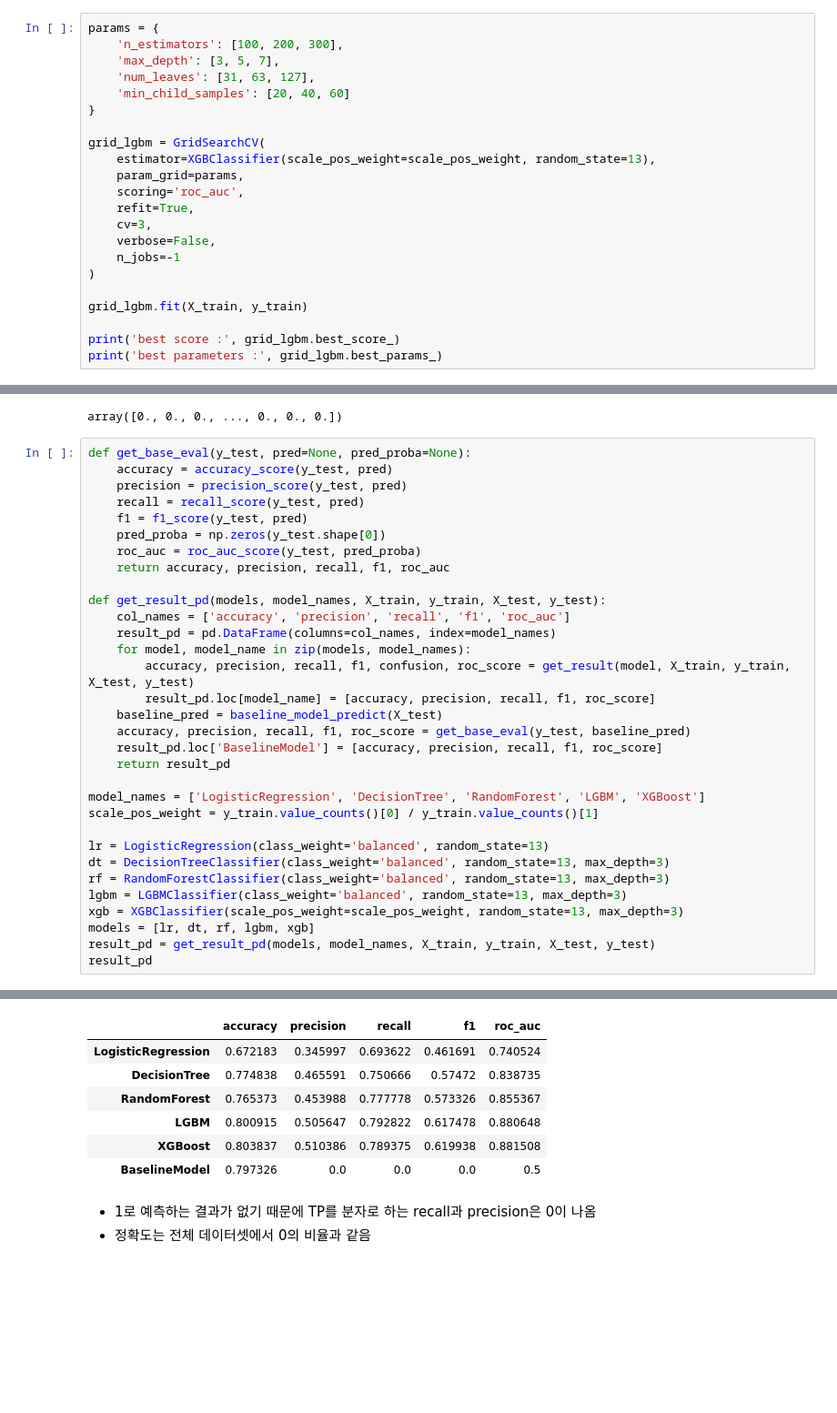
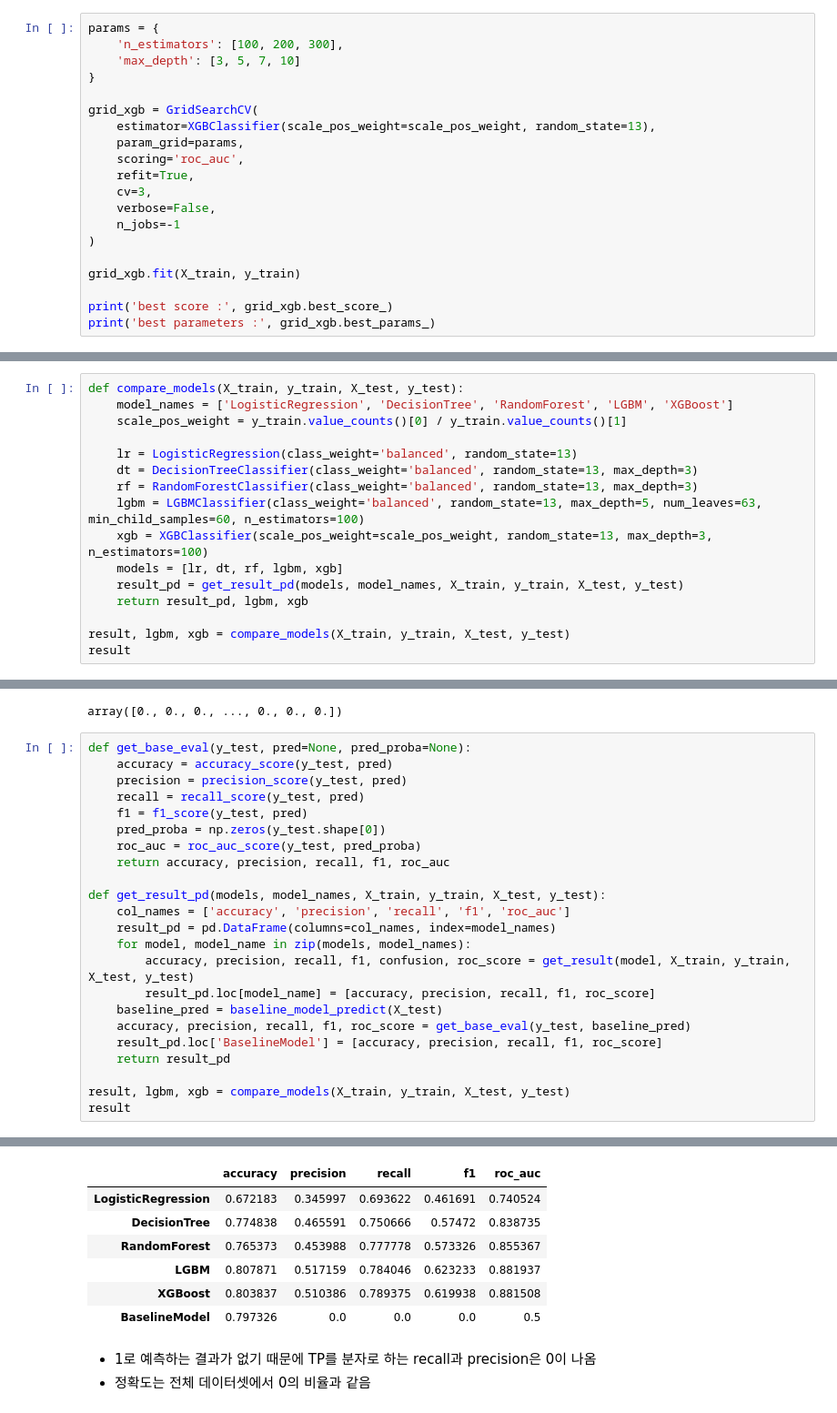
Before and after one commit to kikipark9/ML_Team_Project, a Jupyter notebook: model_source/02. Try_Model.ipynb, the cells around one changed output, grey strips where cells are left out. Shown at 91% size. Saved outputs shown, nothing was run; the diff lists cells and outputs as text; blank space fills up the shorter version.

```diff
--- a/model_source/02. Try_Model.ipynb
+++ b/model_source/02. Try_Model.ipynb
@@ -578,12 +580,10 @@ best parameters : {'max_depth': 5, 'min_child_samples': 60, 'n_estimators': 100,
 # %%
 params = {
     'n_estimators': [100, 200, 300],
-    'max_depth': [3, 5, 7],
-    'num_leaves': [31, 63, 127],
-    'min_child_samples': [20, 40, 60]
+    'max_depth': [3, 5, 7, 10]
 }
 
-grid_lgbm = GridSearchCV(
+grid_xgb = GridSearchCV(
     estimator=XGBClassifier(scale_pos_weight=scale_pos_weight, random_state=13),
     param_grid=params,
     scoring='roc_auc',
@@ -593,8 +593,8 @@ grid_lgbm = GridSearchCV(
     n_jobs=-1
 )
 
-grid_lgbm.fit(X_train, y_train)
+grid_xgb.fit(X_train, y_train)
 
-print('best score :', grid_lgbm.best_score_)
-print('best parameters :', grid_lgbm.best_params_)
+print('best score :', grid_xgb.best_score_)
+print('best parameters :', grid_xgb.best_params_)
 # %% [output]
@@ -606,3 +603,19 @@ best parameters : {'max_depth': 3, 'min_child_samples': 20, 'n_estimators': 100,
 # %% [markdown]
 - 하이퍼 파라미터 조정에 따른 성능 향상 정도가 미미함
 - XGBoost는 LGBM에 비해 속도가 현저하게 느림
+# %%
+def compare_models(X_train, y_train, X_test, y_test):
+    model_names = ['LogisticRegression', 'DecisionTree', 'RandomForest', 'LGBM', 'XGBoost']
+    scale_pos_weight = y_train.value_counts()[0] / y_train.value_counts()[1]
+
+    lr = LogisticRegression(class_weight='balanced', random_state=13)
+    dt = DecisionTreeClassifier(class_weight='balanced', random_state=13, max_depth=3)
+    rf = RandomForestClassifier(class_weight='balanced', random_state=13, max_depth=3)
+    lgbm = LGBMClassifier(class_weight='balanced', random_state=13, max_depth=5, num_leaves=63, min_child_samples=60, n_estimators=100)
+    xgb = XGBClassifier(scale_pos_weight=scale_pos_weight, random_state=13, max_depth=3, n_estimators=100)
+    models = [lr, dt, rf, lgbm, xgb]
+    result_pd = get_result_pd(models, model_names, X_train, y_train, X_test, y_test)
+    return result_pd, lgbm, xgb
+
+result, lgbm, xgb = compare_models(X_train, y_train, X_test, y_test)
+result
@@ -853,16 +913,7 @@ def get_result_pd(models, model_names, X_train, y_train, X_test, y_test):
     result_pd.loc['BaselineModel'] = [accuracy, precision, recall, f1, roc_score]
     return result_pd
 
-model_names = ['LogisticRegression', 'DecisionTree', 'RandomForest', 'LGBM', 'XGBoost']
-scale_pos_weight = y_train.value_counts()[0] / y_train.value_counts()[1]
-
-lr = LogisticRegression(class_weight='balanced', random_state=13)
-dt = DecisionTreeClassifier(class_weight='balanced', random_state=13, max_depth=3)
-rf = RandomForestClassifier(class_weight='balanced', random_state=13, max_depth=3)
-lgbm = LGBMClassifier(class_weight='balanced', random_state=13, max_depth=3)
-xgb = XGBClassifier(scale_pos_weight=scale_pos_weight, random_state=13, max_depth=3)
-models = [lr, dt, rf, lgbm, xgb]
-result_pd = get_result_pd(models, model_names, X_train, y_train, X_test, y_test)
-result_pd
+result, lgbm, xgb = compare_models(X_train, y_train, X_test, y_test)
+result
 # %% [output]
 [LightGBM] [Info] Number of positive: 25510, number of negative: 100422
@@ -876,8 +936,8 @@ And if memory is not enough, you can set `force_col_wise=true`.
 |  | accuracy | precision | recall | f1 | roc_auc |
 | LogisticRegression | 0.672183 | 0.345997 | 0.693622 | 0.461691 | 0.740524 |
 | DecisionTree | 0.774838 | 0.465591 | 0.750666 | 0.57472 | 0.838735 |
 | RandomForest | 0.765373 | 0.453988 | 0.777778 | 0.573326 | 0.855367 |
-| LGBM | 0.800915 | 0.505647 | 0.792822 | 0.617478 | 0.880648 |
+| LGBM | 0.807871 | 0.517159 | 0.784046 | 0.623233 | 0.881937 |
 | XGBoost | 0.803837 | 0.510386 | 0.789375 | 0.619938 | 0.881508 |
 | BaselineModel | 0.797326 | 0.0 | 0.0 | 0.0 | 0.5 |
 # %% [markdown]
```
Also changed, not shown: parts of 33 cells of this notebook.
